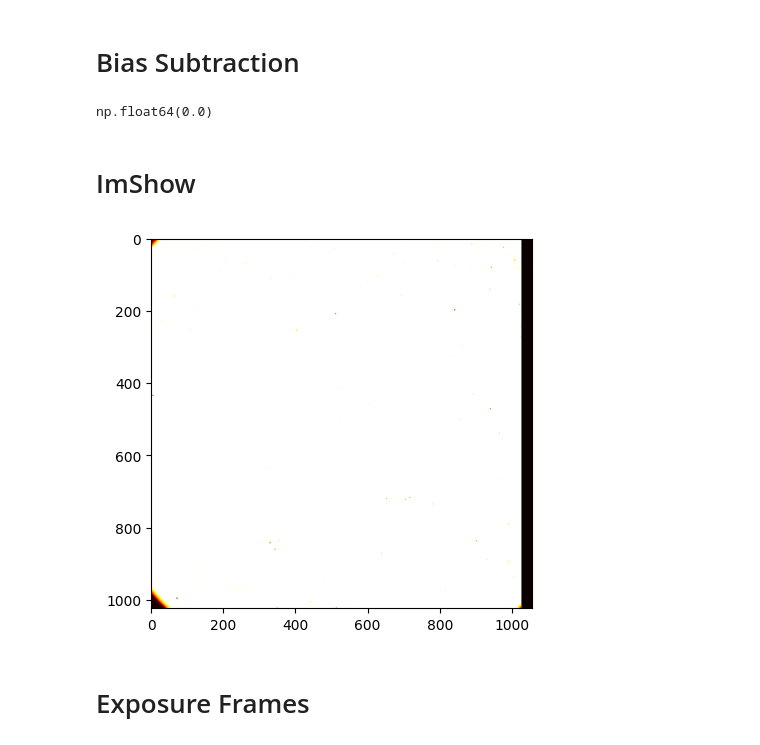
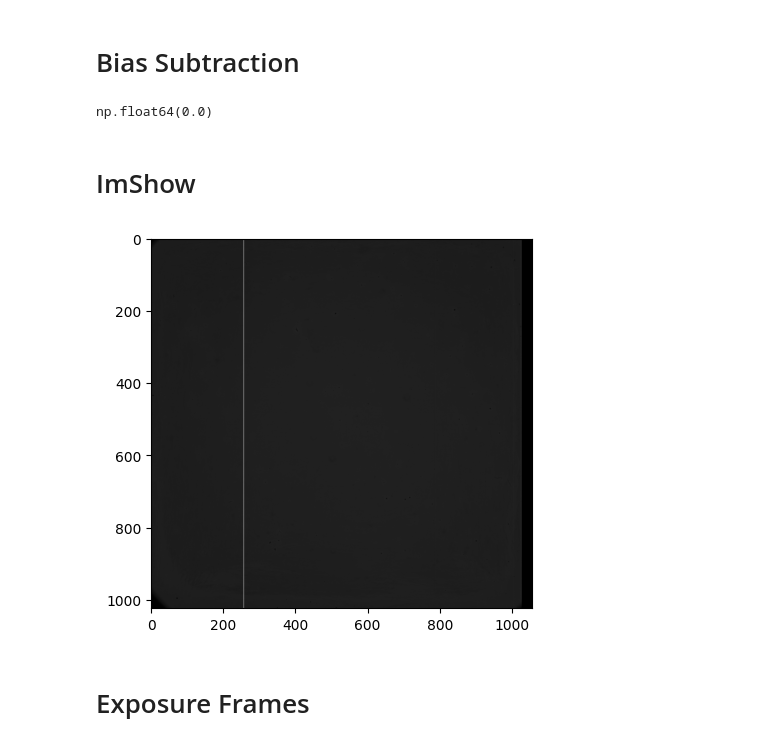
Before and after one commit to parkergeorge30/ASTRO150, a Jupyter notebook: Lab_1.ipynb, the cells around one changed output. Cells and saved outputs as stored; diff of their text form; code cells hidden in the pictures.

```diff
--- a/Lab_1.ipynb
+++ b/Lab_1.ipynb
@@ -109,31 +79,32 @@ def bias(x):
 biasdat = bias(bias_frames)
 # %% [markdown]
 # Bias Subtraction
-# %%
-def bias_sub(x):
-    n = len(x)
-    tot = zeros(n, dtype=float)
-
-    for i, file in enumerate(x):
-        arr = fits.getdata(file)
-        tot[i] = arr - biasdat
-    return tot
-
-frames = glob.glob('Lab1_data/d20[4-8][0-9].fits')
-ascend_str(frames, (-7,-5))
-allframes = bias_sub(frames)
-set_negatives_to_zero_nd(allframes)
-np.min(allframes)
-# %% [output]
-np.float64(0.0)
+# %%
+def bias_sub(x):
+    n = len(x)
+    tot = zeros(n, dtype=float)
+
+    for i, file in enumerate(x):
+        arr = fits.getdata(file)
+        tot[i] = arr - biasdat
+    return tot
+
+frames = glob.glob('Lab1_data/d20[4-8][0-9].fits')
+ascend_str(frames, (-7,-5))
+allframes = bias_sub(frames)
+
+set_negatives_to_zero_nd(allframes)
+np.min(allframes)
+# %% [output]
+np.float64(0.0)
 # %% [markdown]
 # ImShow
 # %%
 np.shape(allframes)
-plt.imshow(fits.getdata(frames[-6]), cmap='hot')
+plt.imshow(fits.getdata(frames[20]), cmap='grey')
 plt.show()
 # %% [output]
-[figure, old version]
+[figure, new version]
 # %% [markdown]
 # Exposure Frames
 # %%
```
Also changed, not shown: parts of 17 cells of this notebook.
